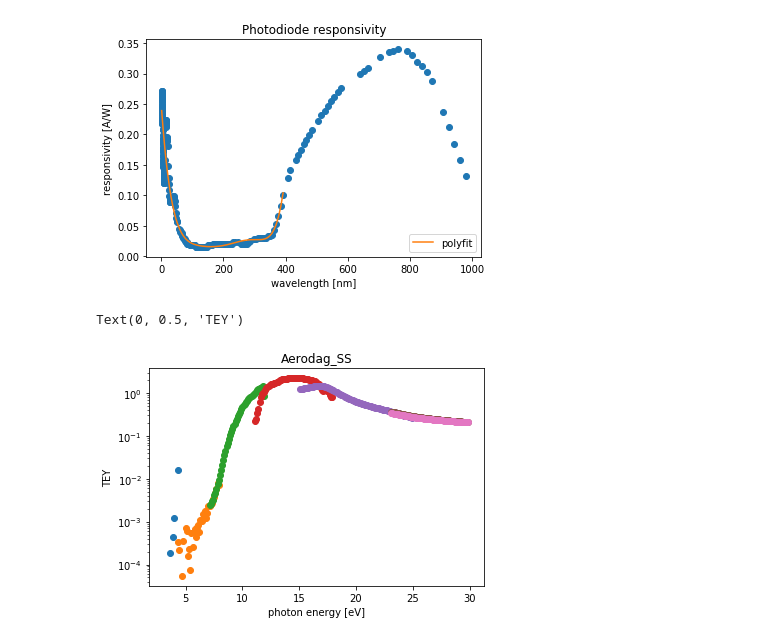
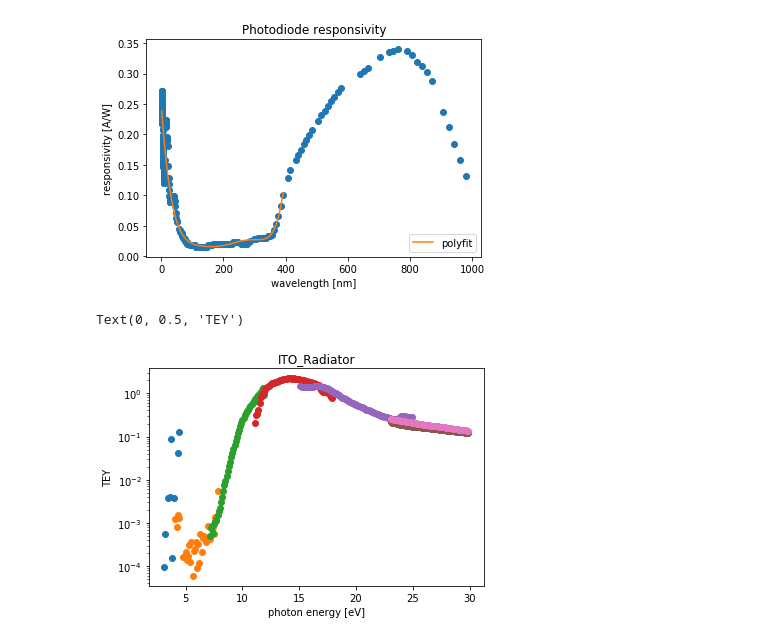
Before and after one commit to sebastiankalos/Elettra_data, a Jupyter notebook: BEAR_analysis.ipynb, the cells around one changed output. Drawn from its saved outputs; the diff is of its cells as text; code cells hidden in the pictures.

```diff
--- a/BEAR_analysis.ipynb
+++ b/BEAR_analysis.ipynb
@@ -82,7 +83,7 @@ def get_region_df(reg_filename, reg_number, material_name):
     return(reg_df)
 # %%
 def concate_data(materials, regs_per_sample, file_number):
-    if materials[0] == "dark": #for dark offsets, we use a single file, not regionwise
+    if "dark" in materials[0]: #for dark offsets, we use a single file, not regionwise
         df = get_region_df(f"/Users/sebastiankalos/Documents/Moondust/Elettra_data/20210802_arneodo/file(1)" + "{:04d}".format(file_number) + ".txt", 0, "no material (dark)")
         return(df)
     else:
@@ -93,7 +94,7 @@ def concate_data(materials, regs_per_sample, file_number):
             for i in range(regs_per_sample * j + 1, regs_per_sample * (j+1) +1): #for each region corresponding to this material (note the region numering!)
 
                 #read the corresponding textfile and extract its data into a dataframe using a function defined above
-                if material_name == "photodiode": #for photodiode readings
+                if "photodiode" in material_name: #for photodiode readings
                     append_this = get_region_df(f"/Users/sebastiankalos/Documents/Moondust/Elettra_data/20210802_arneodo/file(1)_Region {i}__" + "{:04d}".format(file_number) + ".txt",i, material_name)
                     all_run_regions.append(append_this)
 
@@ -418,19 +419,19 @@ for i in range(1, regs_per_sample+1):
     second_fraction = [i / j *eV for i,j in zip(PD_monitor_I, photon_flux)]
     SECOND_FRAC.append(second_fraction)
 # %%
-material_index = 0
+material_index = 3
 
 for region_index in range(0, regs_per_sample):
     FIRST_FRAC = MATERIALS[material_index][region_index][4]
     TEY_reg = [i * j for i,j in zip(FIRST_FRAC, SECOND_FRAC[region_index])]
     phot_E_reg = MATERIALS[material_index][region_index][2]
 
     plt.semilogy(phot_E_reg, TEY_reg, marker)
     plt.title(materials[material_index])
 
 plt.xlabel('photon energy [eV]')
 plt.ylabel('TEY')
 #plt.gca().set_ylim(top=1.5)
 # %% [output]
 Text(0, 0.5, 'TEY')
-[figure, old version]
+[figure, new version]
```
Also changed, not shown: parts of 1 cell of this notebook, 43 other files.
